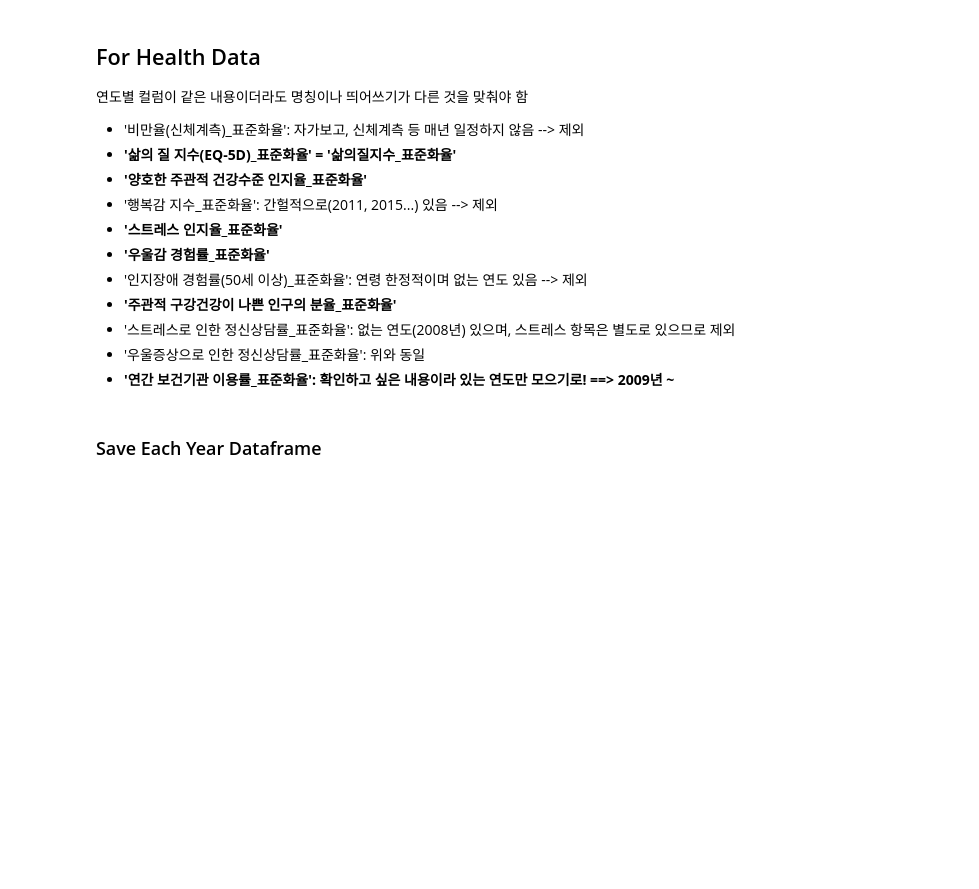
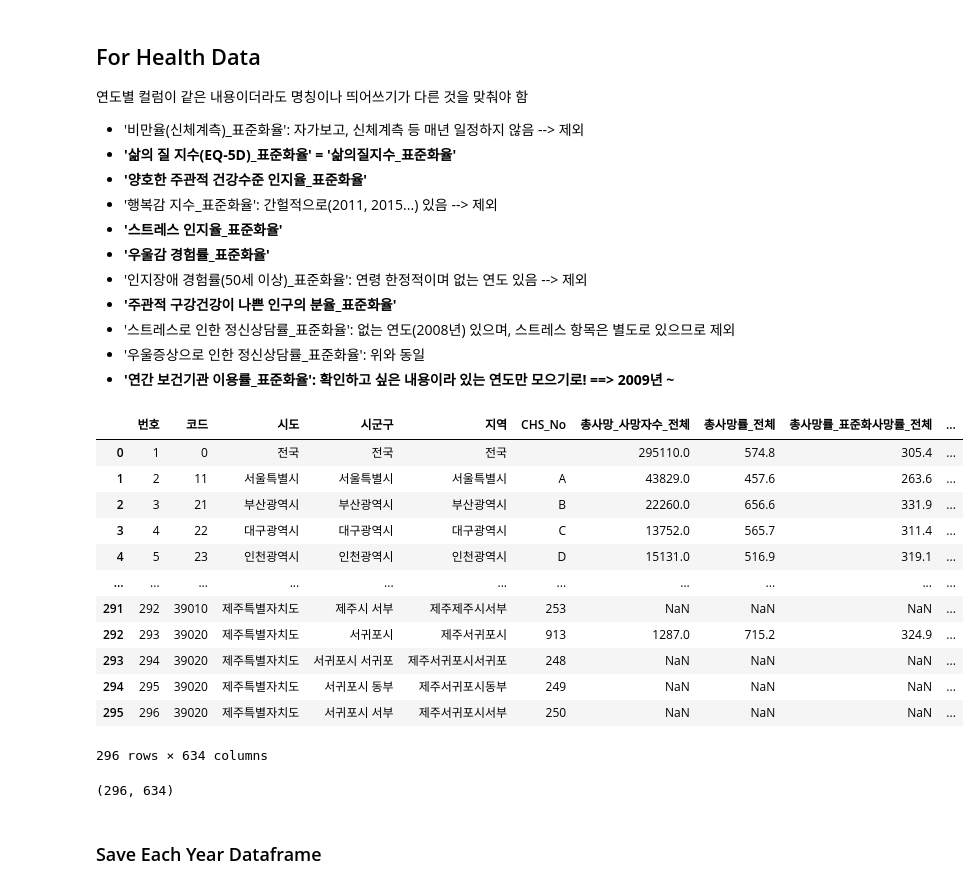
Before and after one commit to BreadFeet/K-water_project, a Jupyter notebook: myanalysis/01_Combine_2008_2019_Data.ipynb, the cells around one changed output. Drawn from its saved outputs; the diff is of its cells as text; code cells hidden in the pictures; blank space fills up the shorter version.

Commit message:
Health Data menu finished
건강지표 데이터 분석 메뉴 완료

```diff
--- a/myanalysis/01_Combine_2008_2019_Data.ipynb
+++ b/myanalysis/01_Combine_2008_2019_Data.ipynb
@@ -293,6 +293,26 @@ h_19 = pd.read_excel('../data/rawdata/health/health_2008_2018.xlsx', sheet_name=
 
 h_19.columns = ['시도', '삶의질지수_표준화율', '양호한주관적건강수준인지율_표준화율', '스트레스인지율_표준화율', '우울감경험률_표준화율',
                  '주관적구강건강이나쁜인구의분율_표준화율', '연간보건기관이용률_표준화율']
+# %%
+h_19 = pd.read_excel('../data/rawdata/health/health_2008_2018.xlsx', sheet_name=15)
+# %% [output]
+|  | 번호 | 코드 | 시도 | 시군구 | 지역 | CHS_No | 총사망_사망자수_전체 | 총사망률_전체 | 총사망률_표준화사망률_전체 | ... |
+| 0 | 1 | 0 | 전국 | 전국 | 전국 |  | 295110.0 | 574.8 | 305.4 | ... |
+| 1 | 2 | 11 | 서울특별시 | 서울특별시 | 서울특별시 | A | 43829.0 | 457.6 | 263.6 | ... |
+| 2 | 3 | 21 | 부산광역시 | 부산광역시 | 부산광역시 | B | 22260.0 | 656.6 | 331.9 | ... |
+| 3 | 4 | 22 | 대구광역시 | 대구광역시 | 대구광역시 | C | 13752.0 | 565.7 | 311.4 | ... |
+| 4 | 5 | 23 | 인천광역시 | 인천광역시 | 인천광역시 | D | 15131.0 | 516.9 | 319.1 | ... |
+| ... | ... | ... | ... | ... | ... | ... | ... | ... | ... | ... |
+| 291 | 292 | 39010 | 제주특별자치도 | 제주시 서부 | 제주제주시서부 | 253 | NaN | NaN | NaN | ... |
+| 292 | 293 | 39020 | 제주특별자치도 | 서귀포시 | 제주서귀포시 | 913 | 1287.0 | 715.2 | 324.9 | ... |
+| 293 | 294 | 39020 | 제주특별자치도 | 서귀포시 서귀포 | 제주서귀포시서귀포 | 248 | NaN | NaN | NaN | ... |
+| 294 | 295 | 39020 | 제주특별자치도 | 서귀포시 동부 | 제주서귀포시동부 | 249 | NaN | NaN | NaN | ... |
+| 295 | 296 | 39020 | 제주특별자치도 | 서귀포시 서부 | 제주서귀포시서부 | 250 | NaN | NaN | NaN | ... |
+296 rows × 634 columns
+# %%
+h_19.shape
+# %% [output]
+(296, 634)
 # %% [markdown]
 ### Save Each Year Dataframe
 # %%
```
Also changed, not shown: 15 other files.
